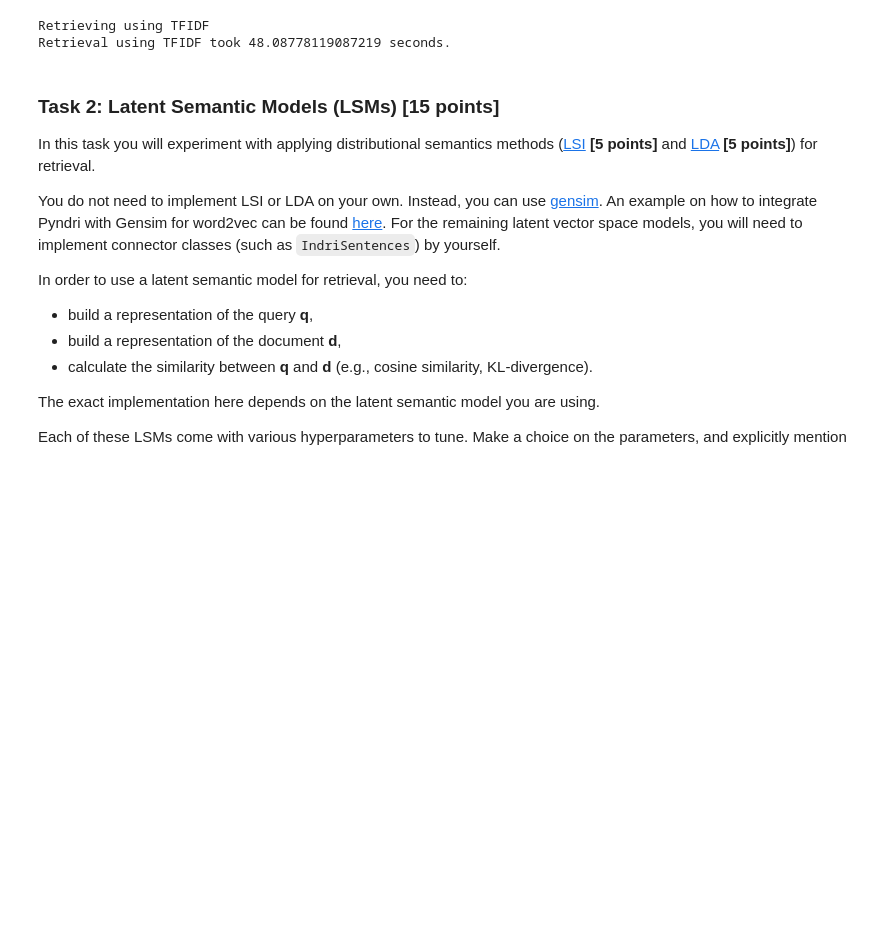
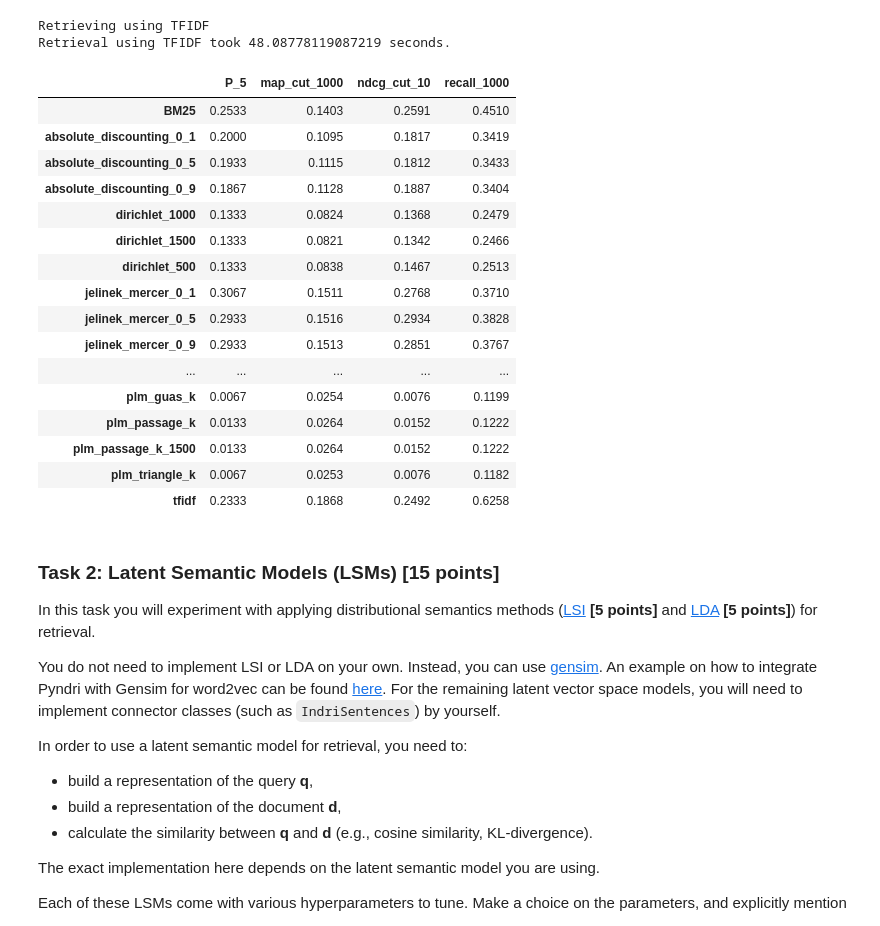
Before and after one commit to mbakhtiariz/IR1, a Jupyter notebook: HW2/hw2-marianne.ipynb, the cells around one changed output. Drawn from its saved outputs; the diff is of its cells as text; code cells hidden in the pictures; blank space fills up the shorter version.

Commit message:
results from plm 1500 & results table

```diff
--- a/HW2/hw2-marianne.ipynb
+++ b/HW2/hw2-marianne.ipynb
@@ -459,6 +459,29 @@ def parse_results(results_file):
     return means, results_by_scoring, results_by_eval
 
 means, scoring_dict, eval_dict = parse_results('results.txt')
+# %%
+import pandas as pd
+
+means_df = pd.DataFrame.from_dict(means)
+means_df
+# %% [output]
+|  | P_5 | map_cut_1000 | ndcg_cut_10 | recall_1000 |
+| BM25 | 0.2533 | 0.1403 | 0.2591 | 0.4510 |
+| absolute_discounting_0_1 | 0.2000 | 0.1095 | 0.1817 | 0.3419 |
+| absolute_discounting_0_5 | 0.1933 | 0.1115 | 0.1812 | 0.3433 |
+| absolute_discounting_0_9 | 0.1867 | 0.1128 | 0.1887 | 0.3404 |
+| dirichlet_1000 | 0.1333 | 0.0824 | 0.1368 | 0.2479 |
+| dirichlet_1500 | 0.1333 | 0.0821 | 0.1342 | 0.2466 |
+| dirichlet_500 | 0.1333 | 0.0838 | 0.1467 | 0.2513 |
+| jelinek_mercer_0_1 | 0.3067 | 0.1511 | 0.2768 | 0.3710 |
+| jelinek_mercer_0_5 | 0.2933 | 0.1516 | 0.2934 | 0.3828 |
+| jelinek_mercer_0_9 | 0.2933 | 0.1513 | 0.2851 | 0.3767 |
+| ... | ... | ... | ... | ... |
+| plm_guas_k | 0.0067 | 0.0254 | 0.0076 | 0.1199 |
+| plm_passage_k | 0.0133 | 0.0264 | 0.0152 | 0.1222 |
+| plm_passage_k_1500 | 0.0133 | 0.0264 | 0.0152 | 0.1222 |
+| plm_triangle_k | 0.0067 | 0.0253 | 0.0076 | 0.1182 |
+| tfidf | 0.2333 | 0.1868 | 0.2492 | 0.6258 |
 # %% [markdown]
 ### Task 2: Latent Semantic Models (LSMs) [15 points] ###
 
```
Also changed, not shown: 1 other file.
